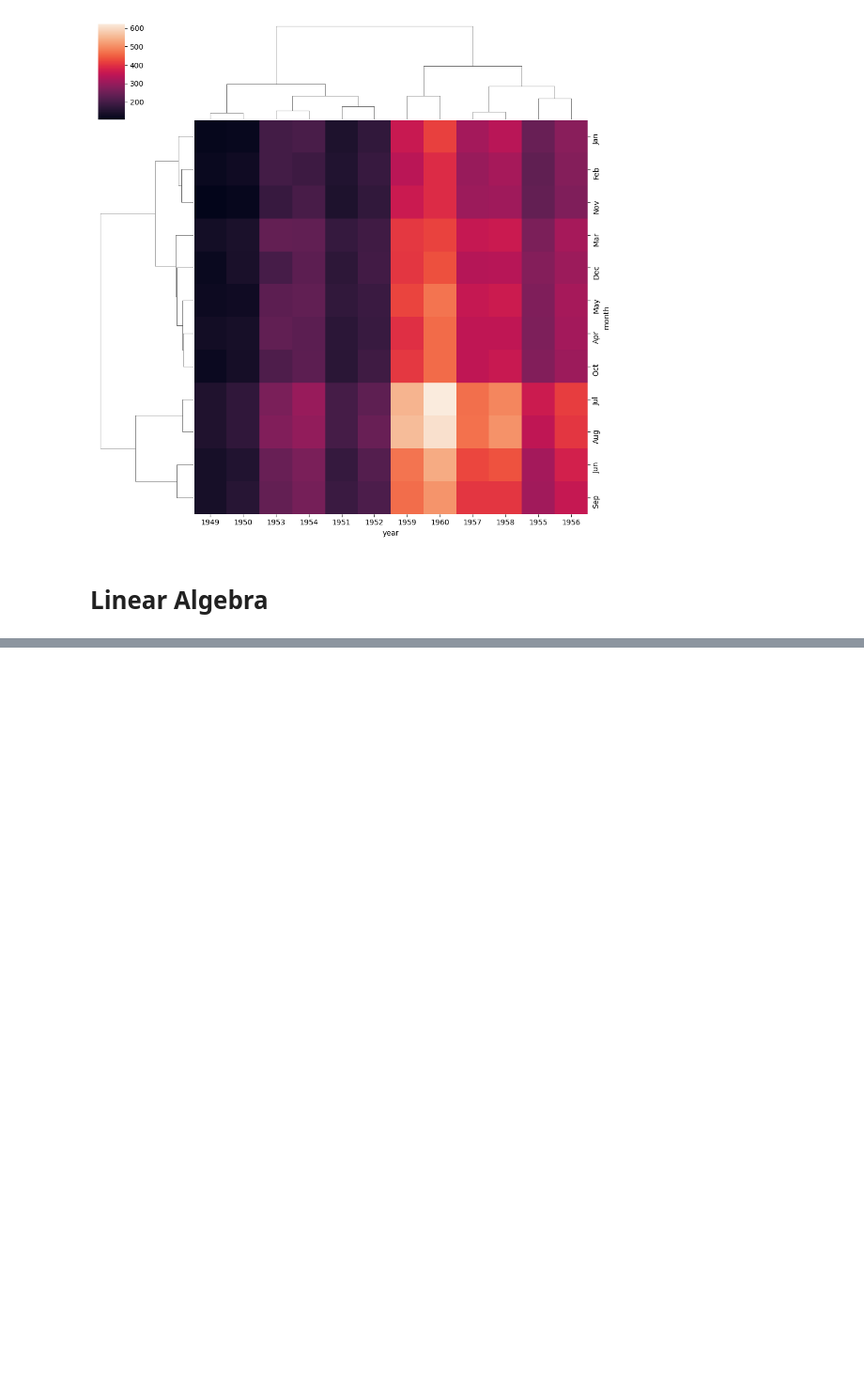
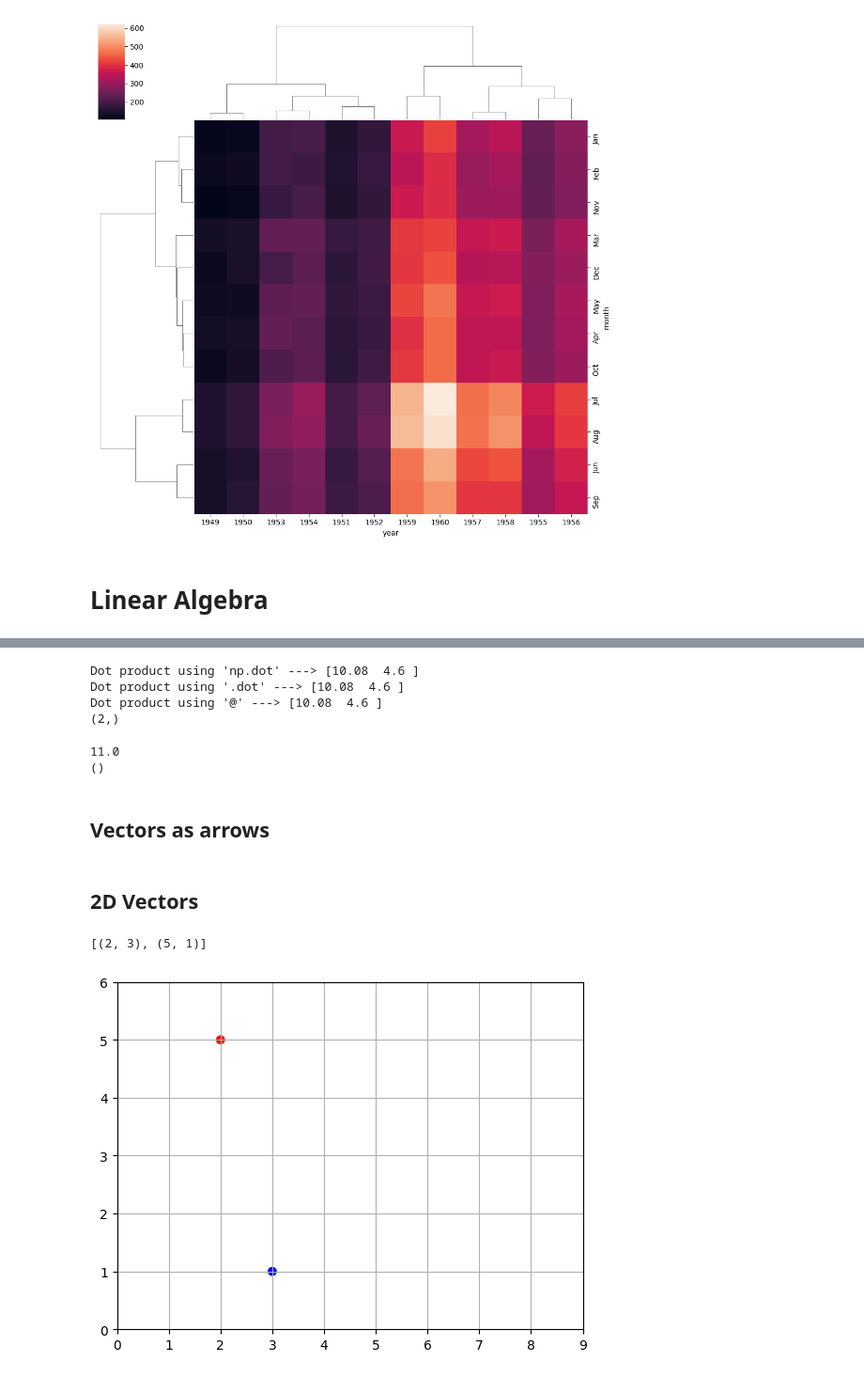
Before and after one commit to UkeshThapa/Summer-ML-Training, a Jupyter notebook: data_science_course.ipynb, the cells around one changed output, grey strips where cells are left out. Shown at 94% size. Cells and saved outputs as stored; diff of their text form; code cells hidden in the pictures; blank space fills up the shorter version.

```diff
--- a/data_science_course.ipynb
+++ b/data_science_course.ipynb
@@ -395,0 +461,51 @@ sns.clustermap(flight.pivot_table(values='passengers',index='month',columns='yea
+# %%
+print("Dot product using 'np.dot' --->",np.dot(X.T, b)) #
+
+print("Dot product using '.dot' --->",X.T.dot(b))
+
+print("Dot product using '@' --->",X.T @ b)
+print((X.T @ b).shape)  #if our actual y is (2, ), then we let w to be (n_features, )
+# %% [output]
+Dot product using 'np.dot' ---> [10.08  4.6 ]
+Dot product using '.dot' ---> [10.08  4.6 ]
+Dot product using '@' ---> [10.08  4.6 ]
+(2,)
+# %%
+# Let's say I have x3 like this. I can use my beta to predict the price
+x3 = np.array([3, 2, 15])
+
+print(x3.T @ b)
+print((x3.T @ b).shape)
+
+## Q @ R --> Q.__matmul__(R) equivalent to  NumPy as np.matmul(Q, R), not as Q.dot(R)
+## Difference is that matmul does not support scalar multiplication,
+# while dot does, so you can write Q.dot(3), which is equivalent to Q * 3, but you cannot write Q @
+# %% [output]
+11.0
+()
+# %% [markdown]
+## Vectors as arrows
+# %% [markdown]
+## 2D Vectors
+# %%
+u = np.array([2, 5])
+v = np.array([3, 1])
+zipped = zip(u, v)
+
+zipped_list = list(zipped)
+print(zipped_list)
+# %% [output]
+[(2, 3), (5, 1)]
+# %%
+import matplotlib.pyplot as plt
+
+u = np.array([2, 5])
+v = np.array([3, 1])
+
+x_coords, y_coords = zip(u, v) # why is zip? to make above as (2,3) and (5, 1)
+plt.scatter(x_coords, y_coords, color=["r","b"])
+plt.axis([0, 9, 0, 6])
+plt.grid()
+plt.show()
+# %% [output]
+[figure, added]
```
Also changed, not shown: parts of 39 cells of this notebook.
